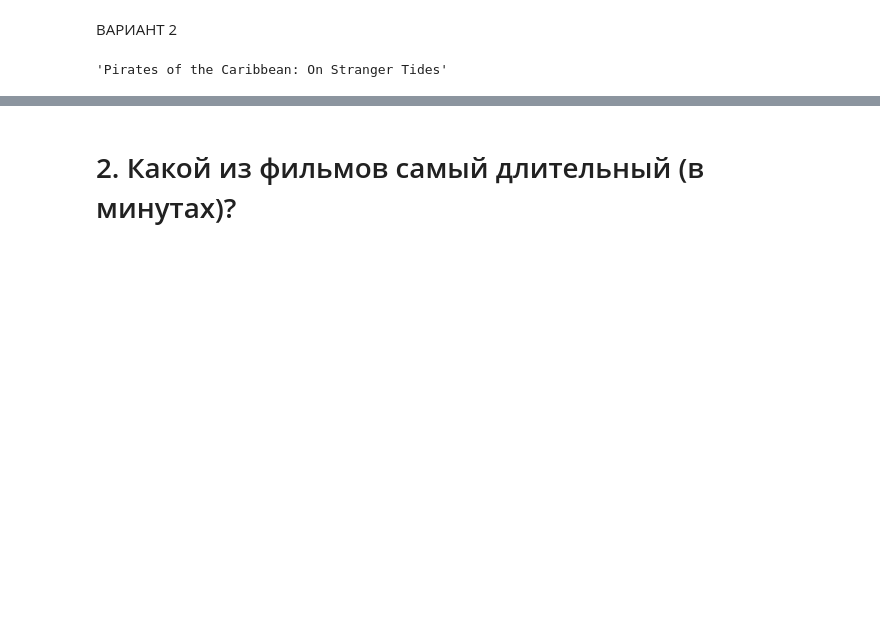
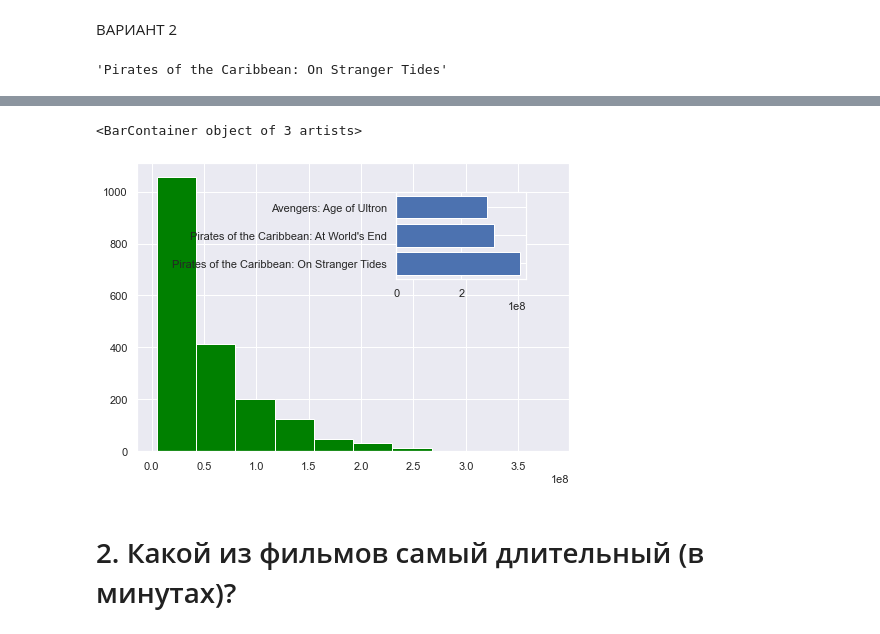
Before and after one commit to Golovolastik/skillfactory_rds, a Jupyter notebook: Movies_IMBD_v4.1_TEMPLATE.ipynb, the cells around one changed output, grey strips where cells are left out. Cells and saved outputs as stored; diff of their text form; code cells hidden in the pictures; blank space fills up the shorter version.

```diff
--- a/Movies_IMBD_v4.1_TEMPLATE.ipynb
+++ b/Movies_IMBD_v4.1_TEMPLATE.ipynb
@@ -95,3 +102,17 @@ sns.barplot(y = 'original_title', x = 'budget', data = temp)
+# %%
+temp = data.sort_values(by = 'budget', ascending = False).head(3)
+#sns.barplot(y = 'original_title', x = 'budget', data = temp)
+fig = plt.figure()
+axes_max = fig.add_axes([0, 0, 1, 1])
+axes_min = fig.add_axes([0.6, 0.6, 0.3, 0.3])
+axes_max.hist(data.budget, color = 'green')
+axes_min.barh(y = temp.original_title, width = temp.budget)
+
+#temp = data.budget
+#plt.hist(temp)
+# %% [output]
+<BarContainer object of 3 artists>
+[figure, added]
 # %% [markdown]
 # 2. Какой из фильмов самый длительный (в минутах)?
 # %%
```
Also changed, not shown: parts of 4 cells of this notebook.
